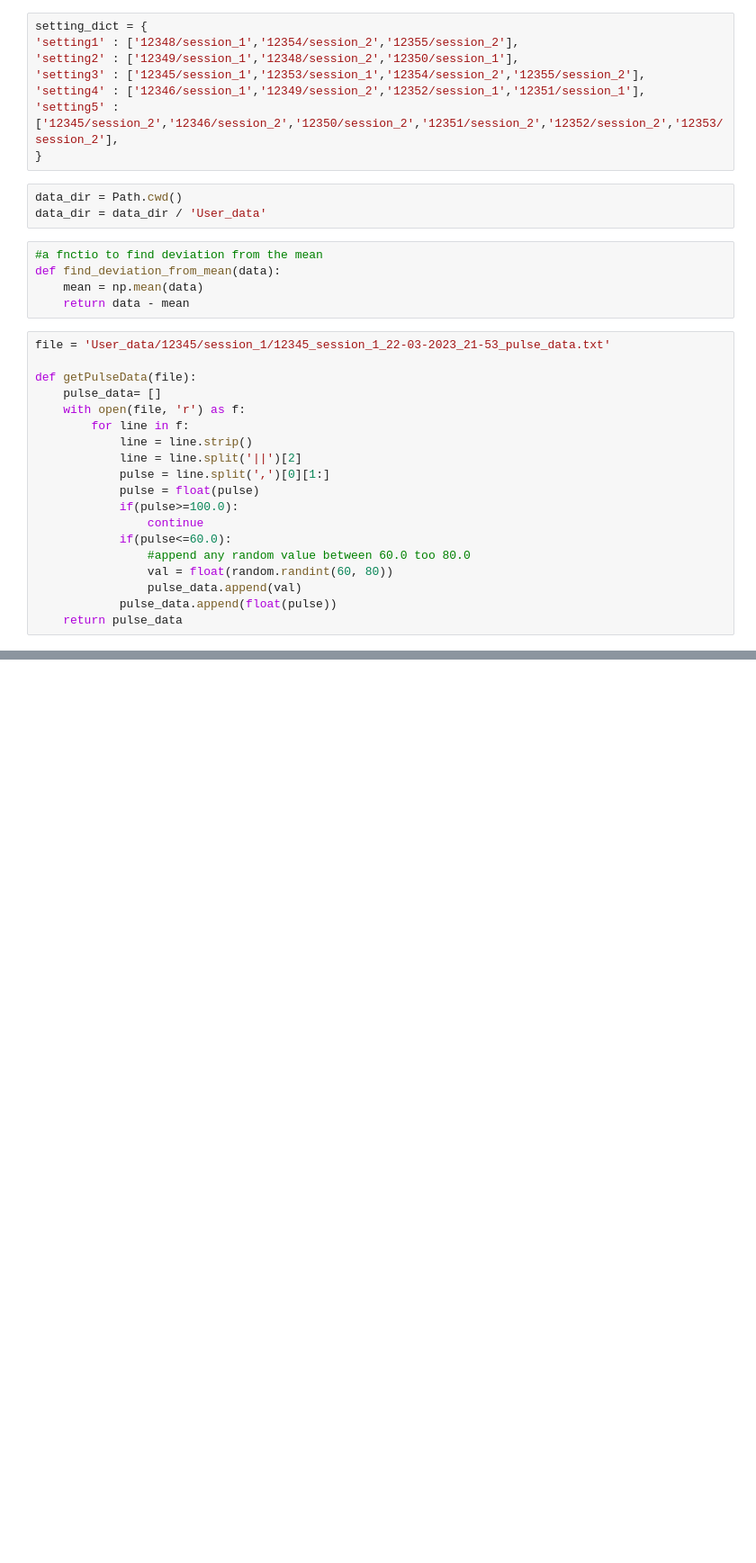
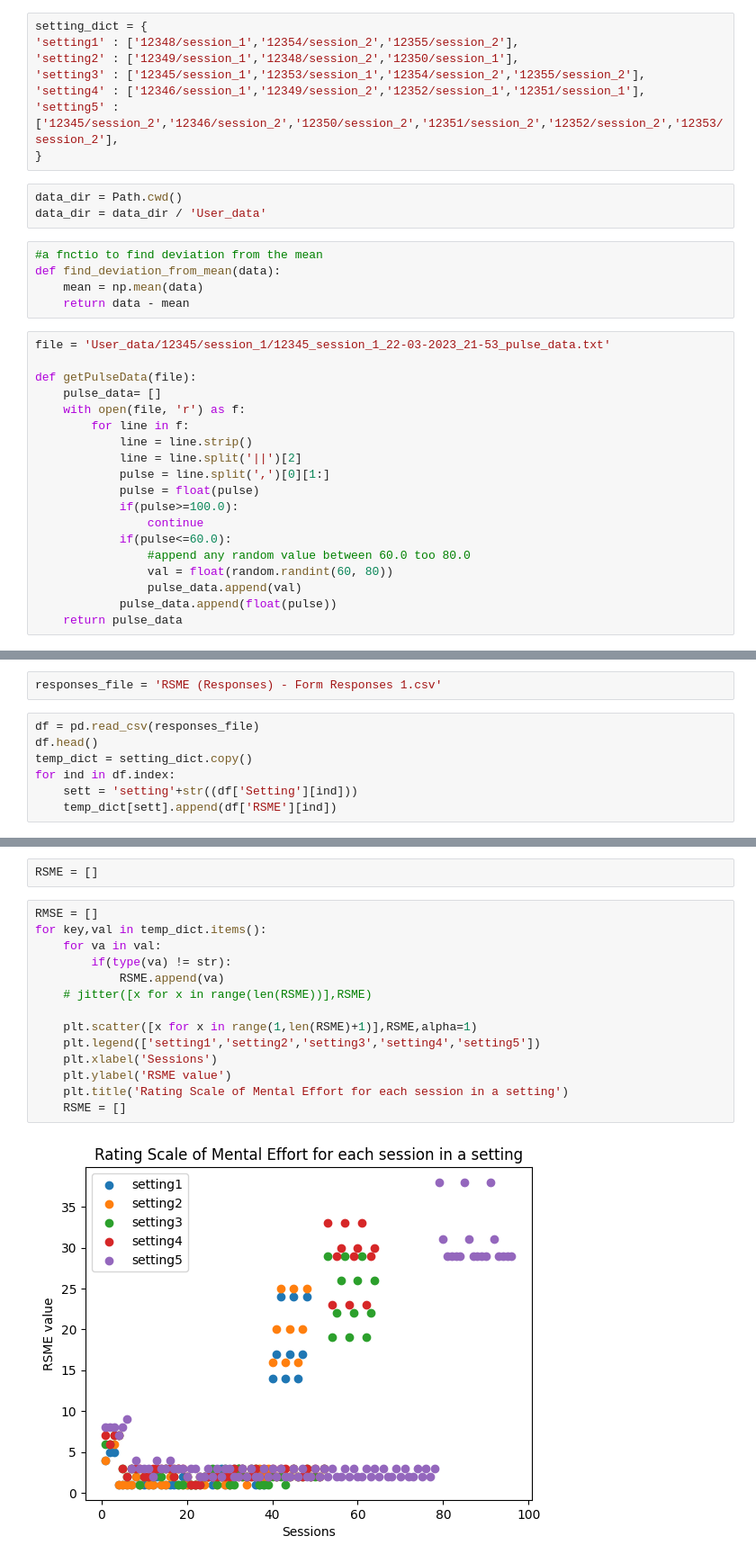
Before and after one commit to abhishek-topwal/OpenBCI_DataAnlaysis, a Jupyter notebook: pilot_study.ipynb, the cells around one changed output, grey strips where cells are left out. Shown at 90% size. Saved outputs shown, nothing was run; the diff lists cells and outputs as text; blank space fills up the shorter version.

```diff
--- a/pilot_study.ipynb
+++ b/pilot_study.ipynb
@@ -89,0 +81,9 @@ setting5
+# %%
+responses_file = 'RSME (Responses) - Form Responses 1.csv'
+# %%
+df = pd.read_csv(responses_file)
+df.head()
+temp_dict = setting_dict.copy()
+for ind in df.index:
+    sett = 'setting'+str((df['Setting'][ind]))
+    temp_dict[sett].append(df['RSME'][ind])
@@ -89,0 +101,18 @@ setting5
+# %%
+RSME = []
+# %%
+RMSE = []
+for key,val in temp_dict.items():
+    for va in val:
+        if(type(va) != str):
+            RSME.append(va)
+    # jitter([x for x in range(len(RSME))],RSME)
+
+    plt.scatter([x for x in range(1,len(RSME)+1)],RSME,alpha=1)
+    plt.legend(['setting1','setting2','setting3','setting4','setting5'])
+    plt.xlabel('Sessions')
+    plt.ylabel('RSME value')
+    plt.title('Rating Scale of Mental Effort for each session in a setting')
+    RSME = []
+# %% [output]
+[figure, added]
```
Also changed, not shown: parts of 19 cells of this notebook.
